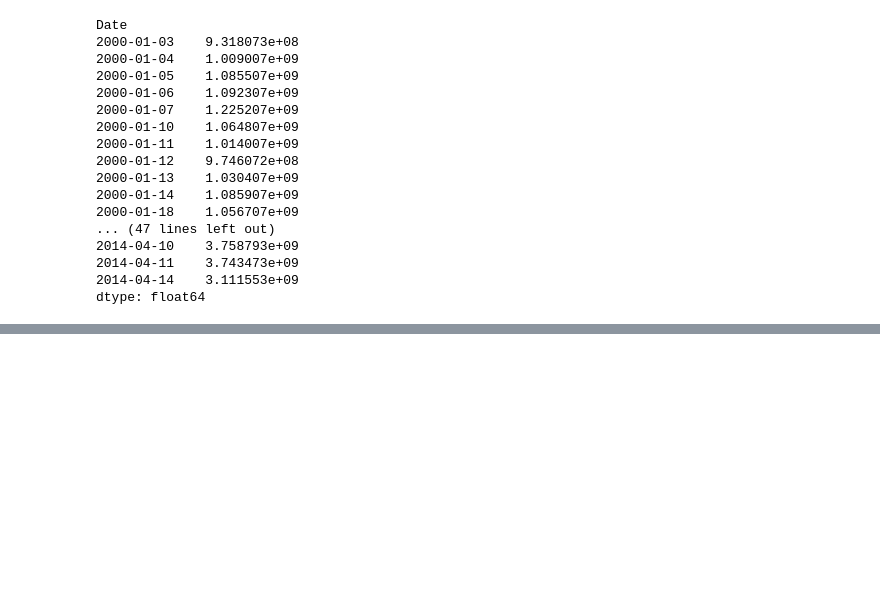
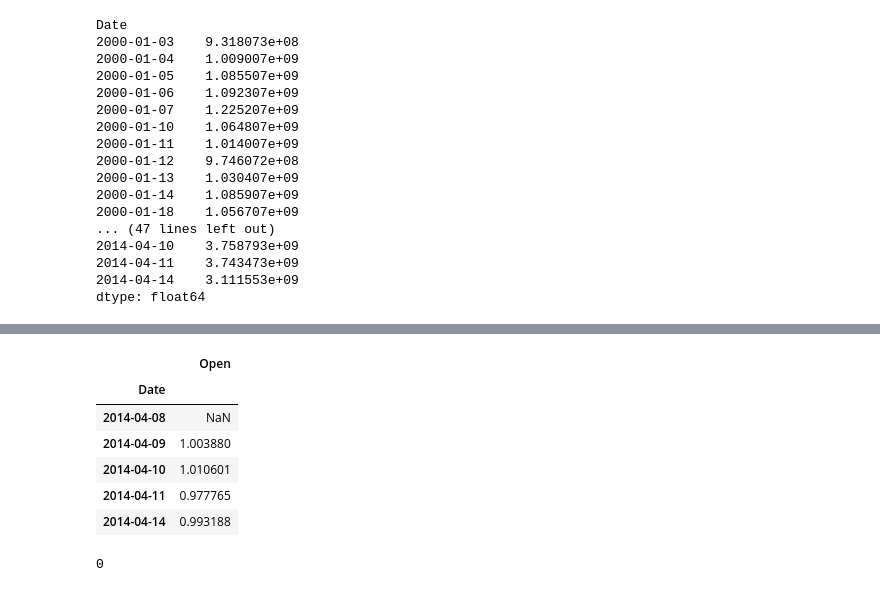
Before and after one commit to nilavghosh/OMSCS, a Jupyter notebook: PythonNoteBooks/Python for Finance - Plotting data.ipynb, the cells around one changed output, grey strips where cells are left out. Cells and saved outputs as stored; diff of their text form; code cells hidden in the pictures; blank space fills up the shorter version.

```diff
--- a/PythonNoteBooks/Python for Finance - Plotting data.ipynb
+++ b/PythonNoteBooks/Python for Finance - Plotting data.ipynb
@@ -257,0 +253,14 @@ ImportError: No module named sympy.mpmath
+# %%
+sdata/sdata.shift(1)
+# %% [output]
+|  | Open |
+| Date |  |
+| 2014-04-08 | NaN |
+| 2014-04-09 | 1.003880 |
+| 2014-04-10 | 1.010601 |
+| 2014-04-11 | 0.977765 |
+| 2014-04-14 | 0.993188 |
+# %%
+1845/1852
+# %% [output]
+0
```
Also changed, not shown: parts of 28 cells of this notebook, 9 other files.
